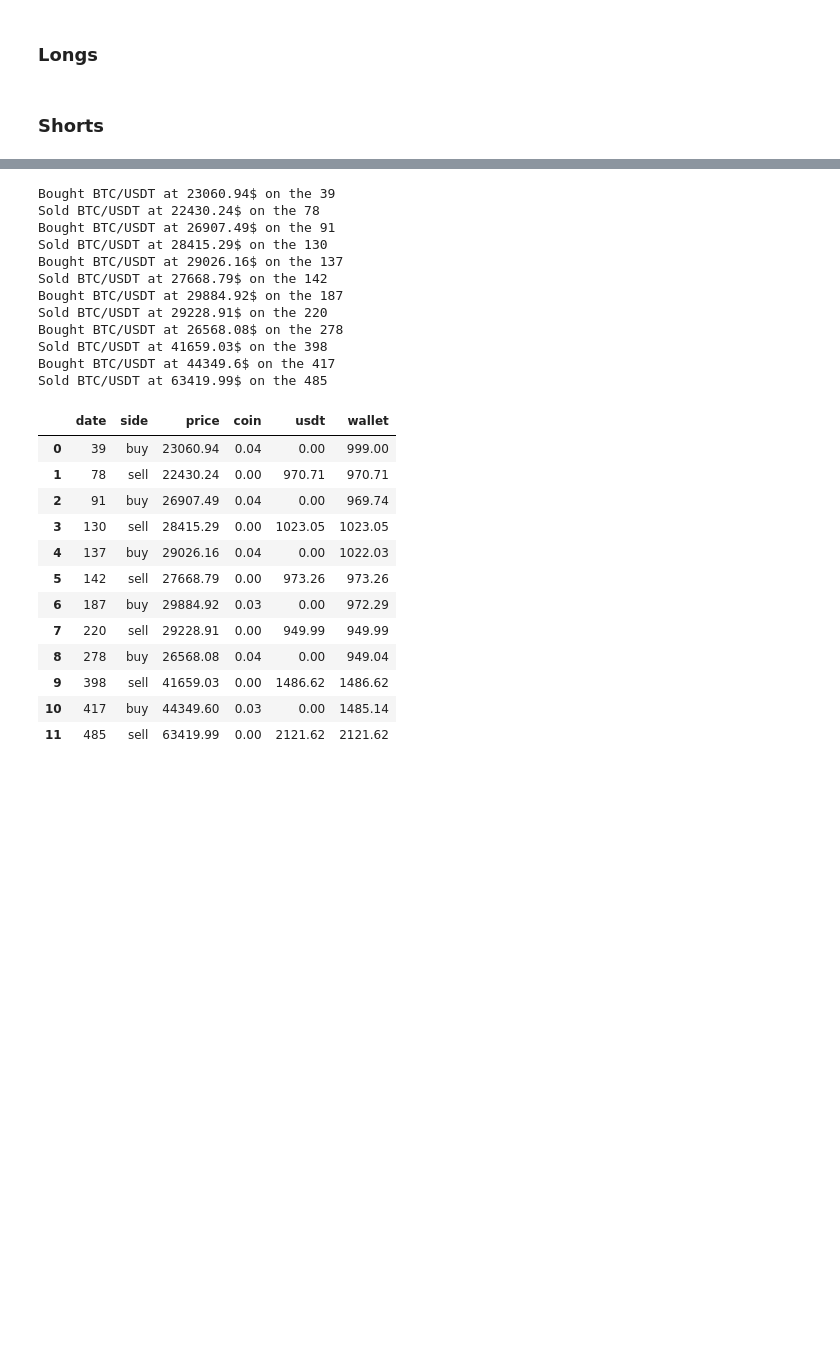
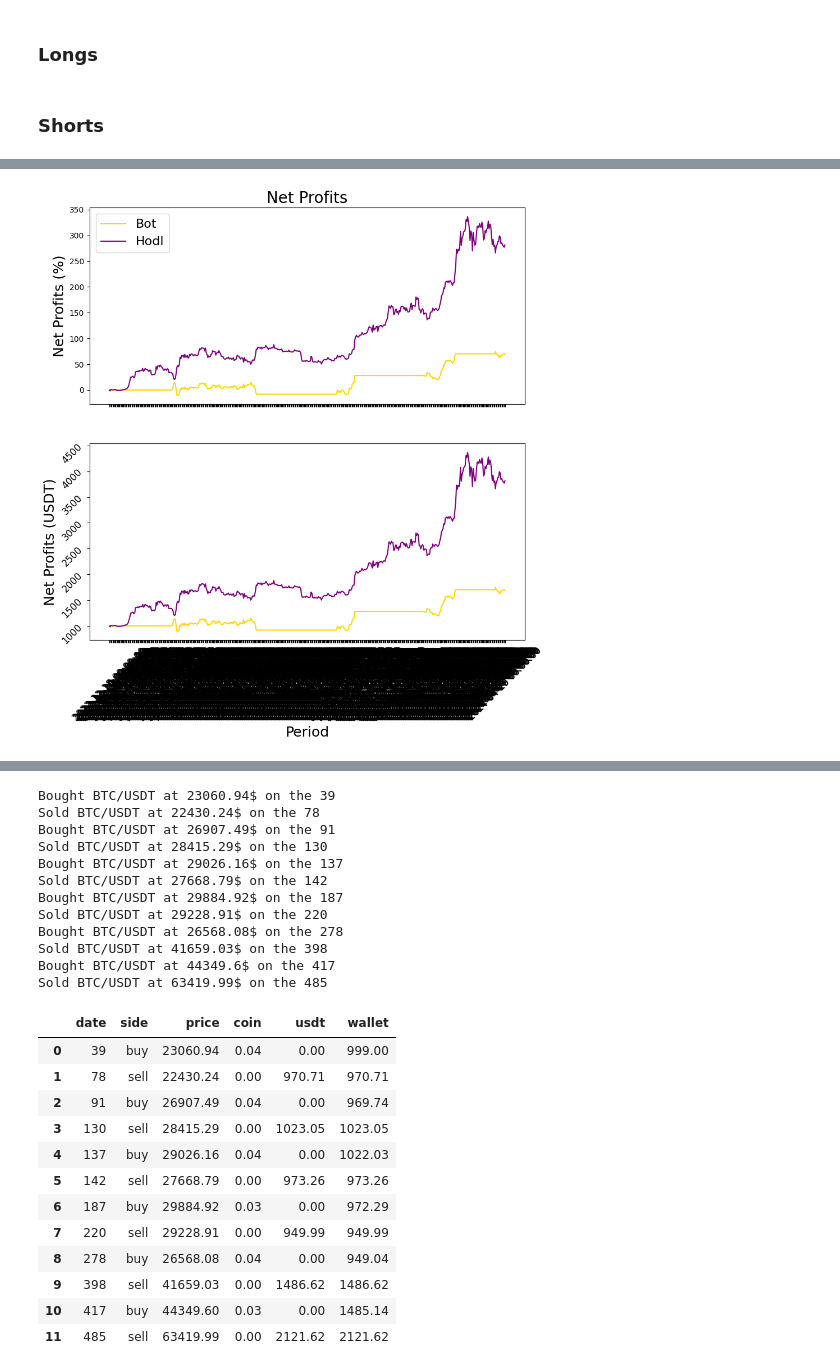
Before and after one commit to mykyta4876/CryptoTradingBot1, a Jupyter notebook: CryptoBot.ipynb, the cells around one changed output, grey strips where cells are left out. Cells and saved outputs as stored; diff of their text form; code cells hidden in the pictures; blank space fills up the shorter version.

```diff
--- a/CryptoBot.ipynb
+++ b/CryptoBot.ipynb
@@ -406,3 +446,6 @@ def compute_short_sl_level(row, entry_price):
 def compute_short_tp_level(row, entry_price, stop_loss_price):
     risk_reward_ratio = 4
     return entry_price * (1 - risk_reward_ratio * (stop_loss_price / entry_price - 1))
+# %%
+data = data_dl #populate_indicators(data_dl)
+data.tail()
@@ -408,0 +459,3 @@ def compute_short_tp_level(row, entry_price, stop_loss_price):
+# %%
+data = data.rename(columns={'date':'timestamp'})
+data.head()
@@ -408,0 +469,6 @@ def compute_short_tp_level(row, entry_price, stop_loss_price):
+# %%
+from strategy import populate_indicators, Strategy
+
+s1 = Strategy(data, strategy='s1')
+data = s1.data
+data.iloc[:,-4:]
@@ -422,18 +502,19 @@ def run_backtest(data):
     data['unrealised_pnl'] = ''
     data['hodl'] = ''
     data['drawdown'] = ''
-    previous_row = data.iloc[0]
+    # previous_row = data.iloc[0]
 
 
     # Go through data and make trades
     for index, row in data.iterrows():
         price = row['close']
+        # print(price)
 
 
-        # check if it is time to close a long
+        # check if it is time to close a long (LONG EXIT)
         if order_in_progress == 'long' and not ignore_longs:
             if row['low'] < long_liquidation_price:
-                print(f' /!\ Your long was liquidated on the {row["timestamp"]} (price = {long_liquidation_price} {name_quote})')
+                print(f' ! Your long was liquidated on the {row["timestamp"]} (price = {long_liquidation_price} {name_quote})')
                 sys.exit()
 
             elif not ignore_sl and row['low'] <= sl_price:
@@ -450,7 +531,7 @@ def run_backtest(data):
                 record_order(row['timestamp'], 'long tp', tp_price, 0, pnl - fee_exit - fee_entry, wallet, fee_exit, orders)
                 order_in_progress = None
 
-            elif not ignore_exit and check_long_exit_condition(row, previous_row):
+            elif not ignore_exit and row['long_exit']:#check_long_exit_condition(row, previous_row):
                 pnl = calculate_pnl(entry_price, price, quantity, order_in_progress)
                 fee_exit = quantity * price * trade_fees / 100
                 wallet += position - fee_entry + pnl - fee_exit
@@ -461,10 +542,10 @@ def run_backtest(data):
                 last_ath = wallet
 
 
-        # check if it is time to close a short
+        # check if it is time to close a short (SHORT EXIT)
         elif order_in_progress == 'short' and not ignore_shorts:
             if row['high'] > short_liquidation_price:
-                print(f' /!\ Your short was liquidated on the {row["timestamp"]} (price = {short_liquidation_price} {name_quote})')
+                print(f'!Your short was liquidated on the {row["timestamp"]} (price = {short_liquidation_price} {name_quote})')
                 sys.exit()
 
             elif not ignore_sl and row['high'] >= sl_price:
@@ -481,7 +562,7 @@ def run_backtest(data):
                 record_order(row['timestamp'], 'short tp', tp_price, 0, pnl - fee_exit - fee_entry, wallet, fee_exit, orders)
                 order_in_progress = None
 
-            elif not ignore_exit and check_short_exit_condition(row, previous_row):
+            elif not ignore_exit and row['short_exit']:  #check_short_exit_condition(row, previous_row):
                 pnl = calculate_pnl(entry_price, price, quantity, order_in_progress)
                 fee_exit = quantity * price * trade_fees / 100
                 wallet += position - fee_entry + pnl - fee_exit
@@ -492,9 +573,9 @@ def run_backtest(data):
                 last_ath = wallet
 
 
-        # check it is time to enter a long
+        # check it is time to enter a long (LONG ENTRY)
         if not ignore_longs and order_in_progress == None:
-            if check_long_entry_condition(row, previous_row):
+            if row['long_entry']:   #check_long_entry_condition(row, previous_row):
                 order_in_progress = 'long'
                 if not ignore_sl:
                     sl_price = compute_long_sl_level(row, price)
@@ -513,9 +594,9 @@ def run_backtest(data):
                 record_order(row['timestamp'], 'long entry', price, amount-fee_entry, -fee_entry, wallet, fee_entry, orders)
 
 
-        # check if it is time to enter a short
+        # check if it is time to enter a short (SHORT ENTRY)
         if not ignore_shorts and order_in_progress == None:
-            if check_short_entry_condition(row, previous_row):
+            if row['short_entry']:  #check_short_entry_condition(row, previous_row):
                 order_in_progress = 'short'
                 if not ignore_sl:
                     sl_price = compute_short_sl_level(row, price)
@@ -539,6 +620,6 @@ def run_backtest(data):
         data.at[index, 'hodl'] = initial_capital / data["close"].iloc[0] * price
         data.at[index, 'drawdown'] = (data.at[index, 'unrealised_pnl'] - last_ath) / last_ath if last_ath else 0
 
-        previous_row = row
+        # previous_row = row
 
     return data, orders
@@ -544,0 +757,5 @@ def run_backtest(data):
+# %%
+data, backtest_orders = run_backtest(data)
+analyze_backtest(data, backtest_orders)
+# data.head()
+# %% [output]
@@ -544,0 +779 @@ def run_backtest(data):
+[figure, added]
```
Also changed, not shown: parts of 29 cells of this notebook, 7 other files.
